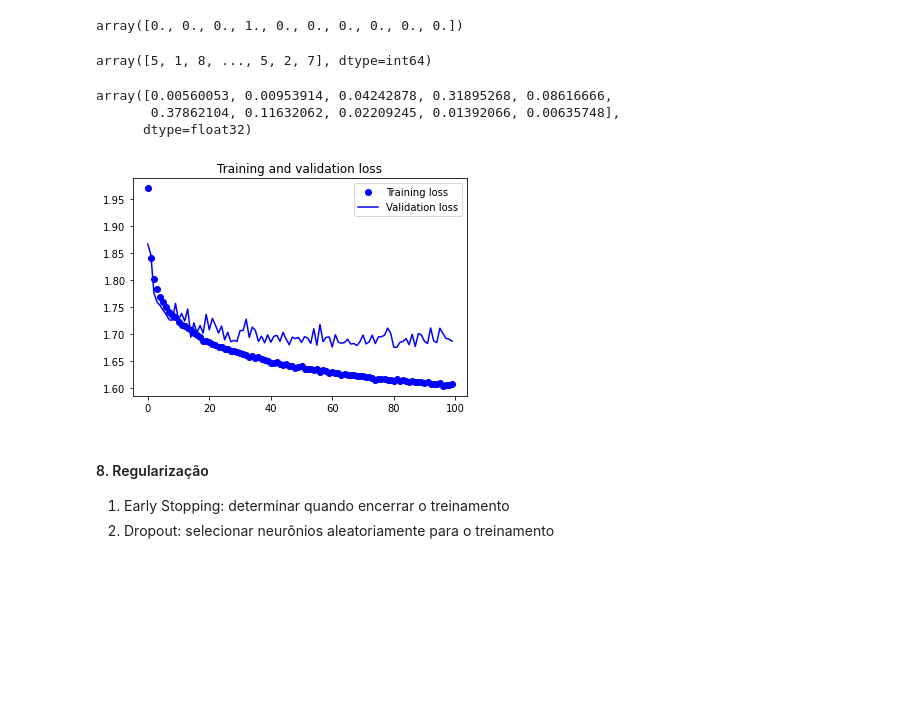
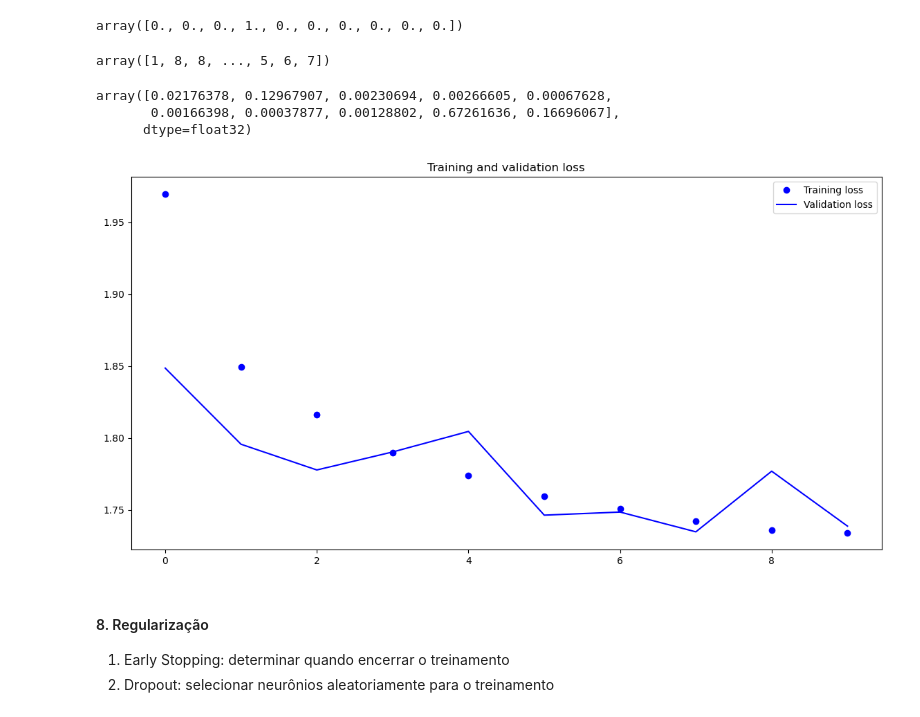
Before and after one commit to pveinberg/formacao_ML_minsait, a Jupyter notebook: Notebooks/Aula02/Redes_Neurais_Imagem_Excercicio.ipynb, the cells around one changed output. Cells and saved outputs as stored; diff of their text form; code cells hidden in the pictures; blank space fills up the shorter version.

```diff
--- a/Notebooks/Aula02/Redes_Neurais_Imagem_Excercicio.ipynb
+++ b/Notebooks/Aula02/Redes_Neurais_Imagem_Excercicio.ipynb
@@ -142,7 +139,7 @@ rede_simples.compile(loss = 'categorical_crossentropy', optimizer = 'Adam', metr
 
 historico = rede_simples.fit(x_treino,
                              y_treino,
-                             epochs = 100,
+                             epochs = 10,
                              verbose = 1,
                              validation_data = (x_val, y_val))
 # %% [output]
@@ -186,25 +186,26 @@ array([0., 0., 0., 1., 0., 0., 0., 0., 0., 0.])
 # %%
 pred_simples.argmax(1)
 # %% [output]
-array([5, 1, 8, ..., 5, 2, 7], dtype=int64)
+array([1, 8, 8, ..., 5, 6, 7])
-# %%
-pred_simples[0]
-# %% [output]
-array([0.00560053, 0.00953914, 0.04242878, 0.31895268, 0.08616666,
-       0.37862104, 0.11632062, 0.02209245, 0.01392066, 0.00635748],
-      dtype=float32)
+# %%
+pred_simples[1]
+# %% [output]
+array([0.02176378, 0.12967907, 0.00230694, 0.00266605, 0.00067628,
+       0.00166398, 0.00037877, 0.00128802, 0.67261636, 0.16696067],
+      dtype=float32)
 # %%
 loss = historico.history['loss']
 val_loss = historico.history['val_loss']
 epochs = range(len(loss))
-plt.figure()
+PLOT_WIDE = (14,7)
+plt.figure(figsize=PLOT_WIDE)
 plt.plot(epochs, loss, 'bo', label = 'Training loss')
 plt.plot(epochs, val_loss, 'b', label = 'Validation loss')
 plt.title('Training and validation loss')
 plt.legend()
 plt.show()
 # %% [output]
-[figure, old version]
+[figure, new version]
 # %% [markdown]
 #### 8. Regularização
 1. Early Stopping: determinar quando encerrar o treinamento
```
Also changed, not shown: parts of 17 cells of this notebook.
